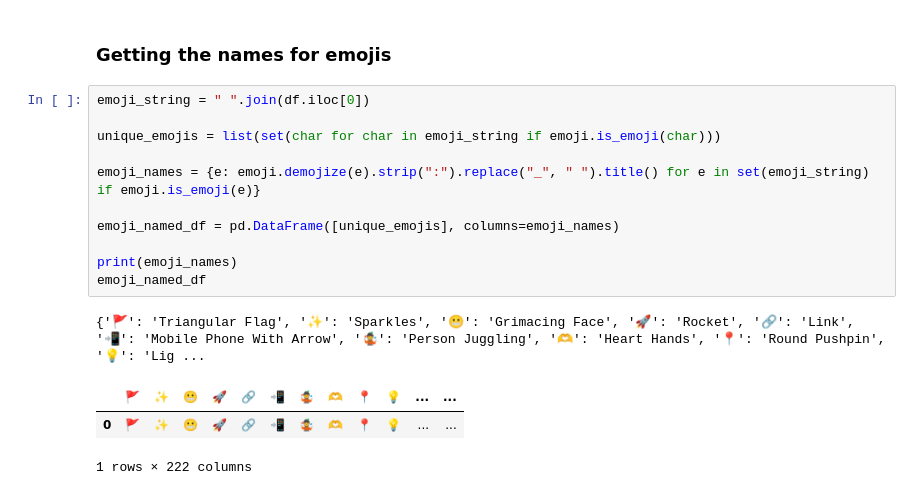
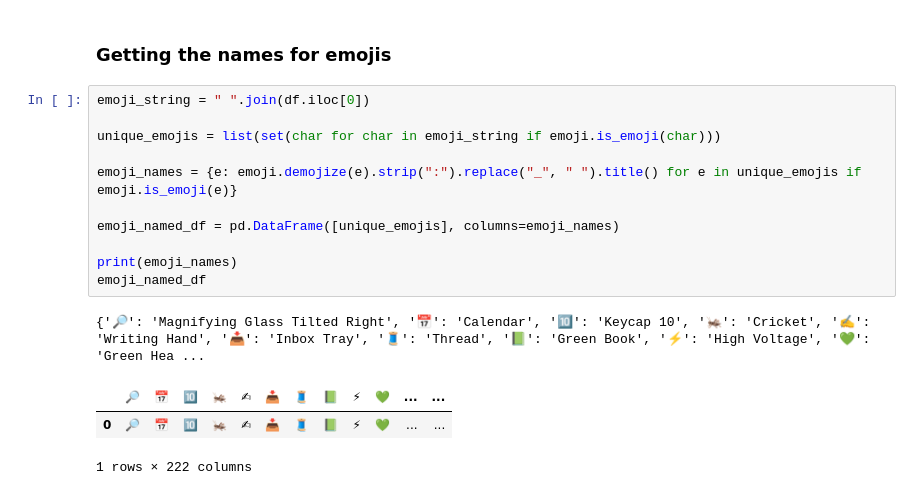
Before and after one commit to AWDameron/DA_Capstone, a Jupyter notebook: main.ipynb, the cells around one changed output. Saved outputs shown, nothing was run; the diff lists cells and outputs as text.

```diff
--- a/main.ipynb
+++ b/main.ipynb
@@ -80,18 +82,18 @@ df.head()
 # %%
 emoji_string = " ".join(df.iloc[0])
 
 unique_emojis = list(set(char for char in emoji_string if emoji.is_emoji(char)))
 
-emoji_names = {e: emoji.demojize(e).strip(":").replace("_", " ").title() for e in set(emoji_string) if emoji.is_emoji(e)}
+emoji_names = {e: emoji.demojize(e).strip(":").replace("_", " ").title() for e in unique_emojis if emoji.is_emoji(e)}
 
 emoji_named_df = pd.DataFrame([unique_emojis], columns=emoji_names)
 
 print(emoji_names)
 emoji_named_df
 # %% [output]
-{'🚩': 'Triangular Flag', '✨': 'Sparkles', '😬': 'Grimacing Face', '🚀': 'Rocket', '🔗': 'Link', '📲': 'Mobile Phone With Arrow', '🤹': 'Person Juggling', '🫶': 'Heart Hands', '📍': 'Round Pushpin', '💡': 'Lig ...
+{'🔎': 'Magnifying Glass Tilted Right', '📅': 'Calendar', '🔟': 'Keycap 10', '🦗': 'Cricket', '✍': 'Writing Hand', '📥': 'Inbox Tray', '🧵': 'Thread', '📗': 'Green Book', '⚡': 'High Voltage', '💚': 'Green Hea ...
-|  | 🚩 | ✨ | 😬 | 🚀 | 🔗 | 📲 | 🤹 | 🫶 | 📍 | 💡 | ... | ... |
-| 0 | 🚩 | ✨ | 😬 | 🚀 | 🔗 | 📲 | 🤹 | 🫶 | 📍 | 💡 | ... | ... |
+|  | 🔎 | 📅 | 🔟 | 🦗 | ✍ | 📥 | 🧵 | 📗 | ⚡ | 💚 | ... | ... |
+| 0 | 🔎 | 📅 | 🔟 | 🦗 | ✍ | 📥 | 🧵 | 📗 | ⚡ | 💚 | ... | ... |
 1 rows × 222 columns
 # %%
 sorted_emoji = {name: [] for name in emoji_names.values()}
```
Also changed, not shown: parts of 18 cells of this notebook, 31 other files.
